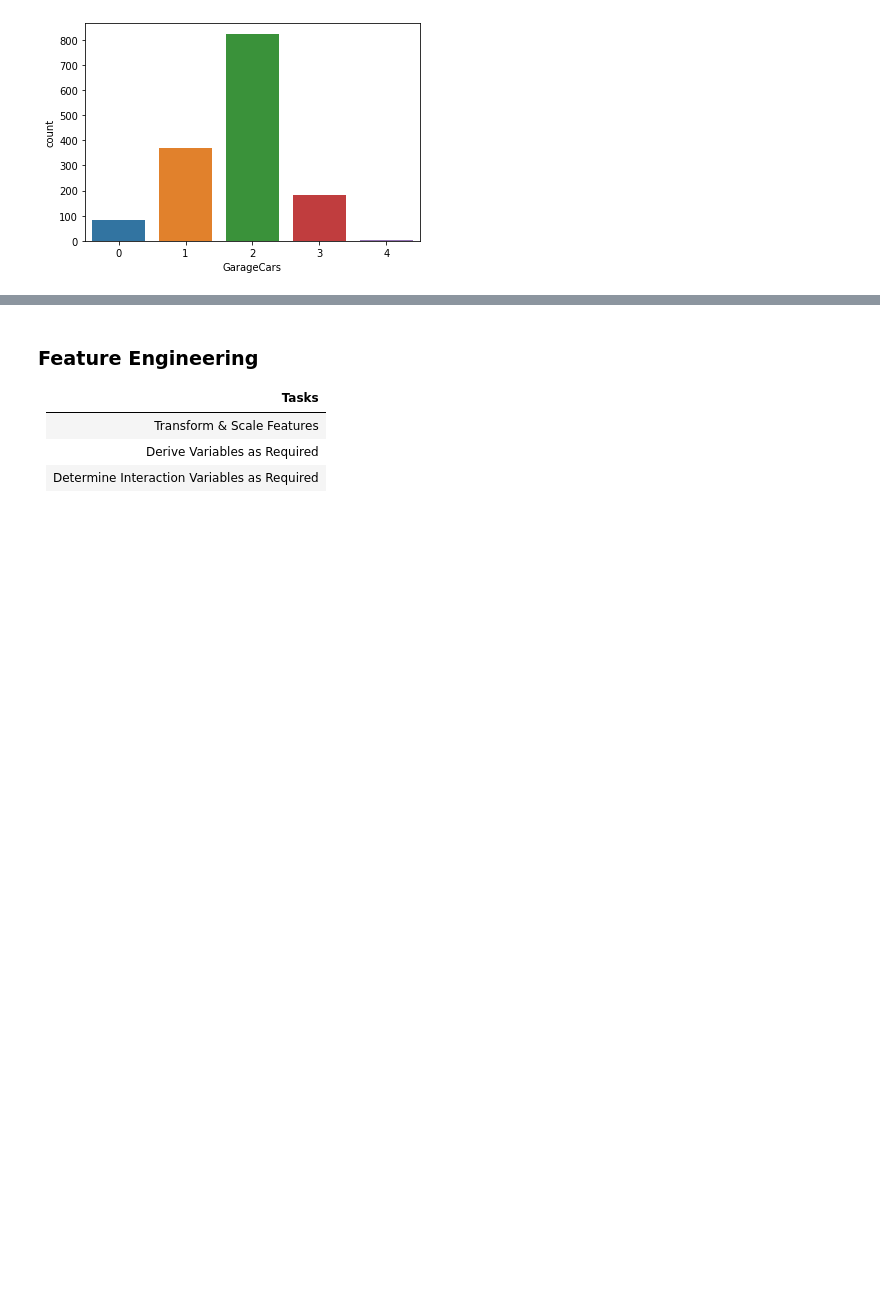
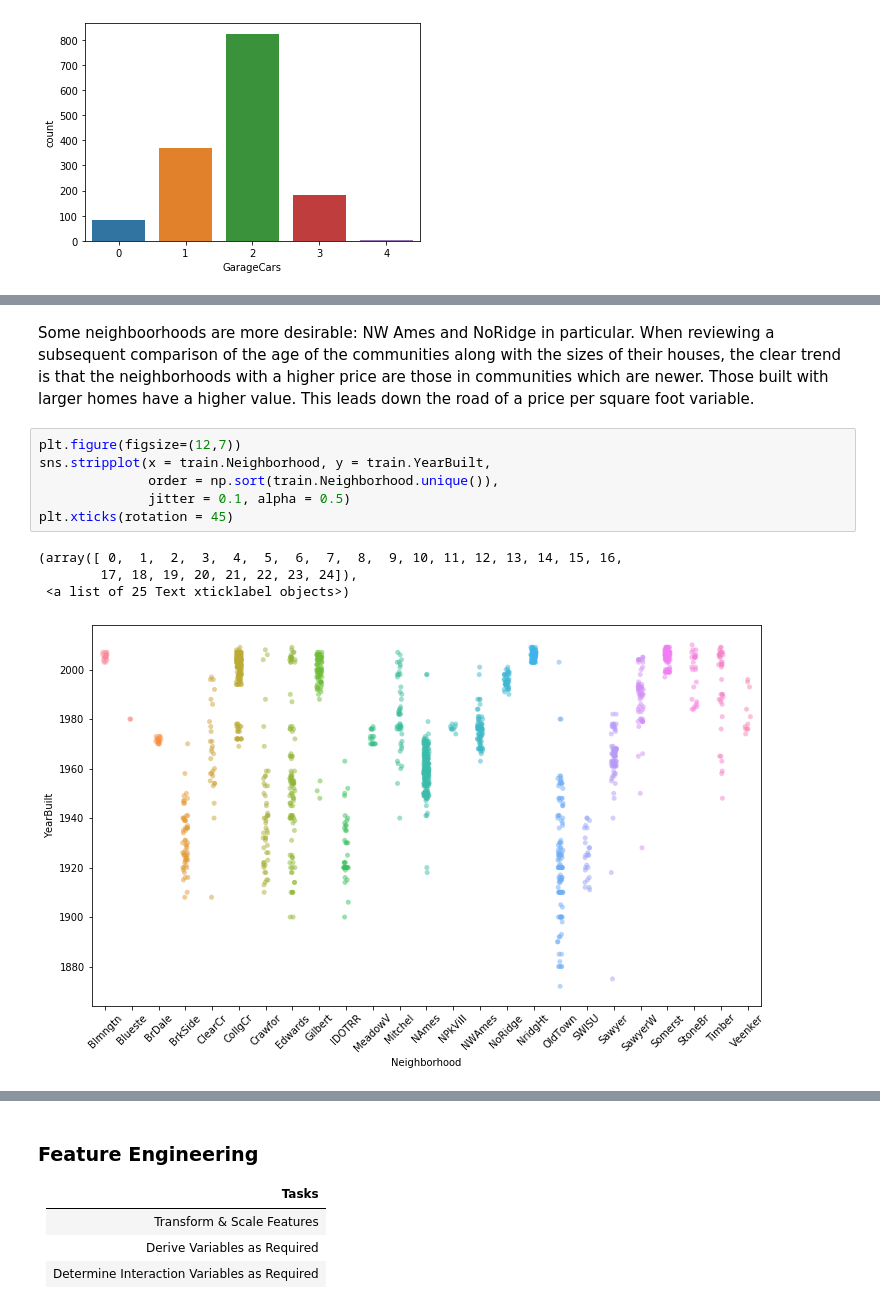
Before and after one commit to ericlundy87/House-Prices-Advanced-Regression-Techniques, a Jupyter notebook: p4_cheney.ipynb, the cells around one changed output, grey strips where cells are left out. Saved outputs shown, nothing was run; the diff lists cells and outputs as text; blank space fills up the shorter version.

```diff
--- a/p4_cheney.ipynb
+++ b/p4_cheney.ipynb
@@ -262,0 +274,13 @@ sns.countplot(train.GarageCars)
+# %% [markdown]
+Some neighboorhoods are more desirable:  NW Ames and NoRidge in particular. When reviewing a subsequent comparison of the age of the communities along with the sizes of their houses, the clear trend is that the neighborhoods with a higher price are those in communities which are newer.  Those built with larger homes have a higher value.  This leads down the road of a price per square foot variable.
+# %%
+plt.figure(figsize=(12,7))
+sns.stripplot(x = train.Neighborhood, y = train.YearBuilt,
+              order = np.sort(train.Neighborhood.unique()),
+              jitter = 0.1, alpha = 0.5)
+plt.xticks(rotation = 45)
+# %% [output]
+(array([ 0,  1,  2,  3,  4,  5,  6,  7,  8,  9, 10, 11, 12, 13, 14, 15, 16,
+        17, 18, 19, 20, 21, 22, 23, 24]),
+ <a list of 25 Text xticklabel objects>)
+[figure, added]
```
Also changed, not shown: parts of 7 cells of this notebook.
